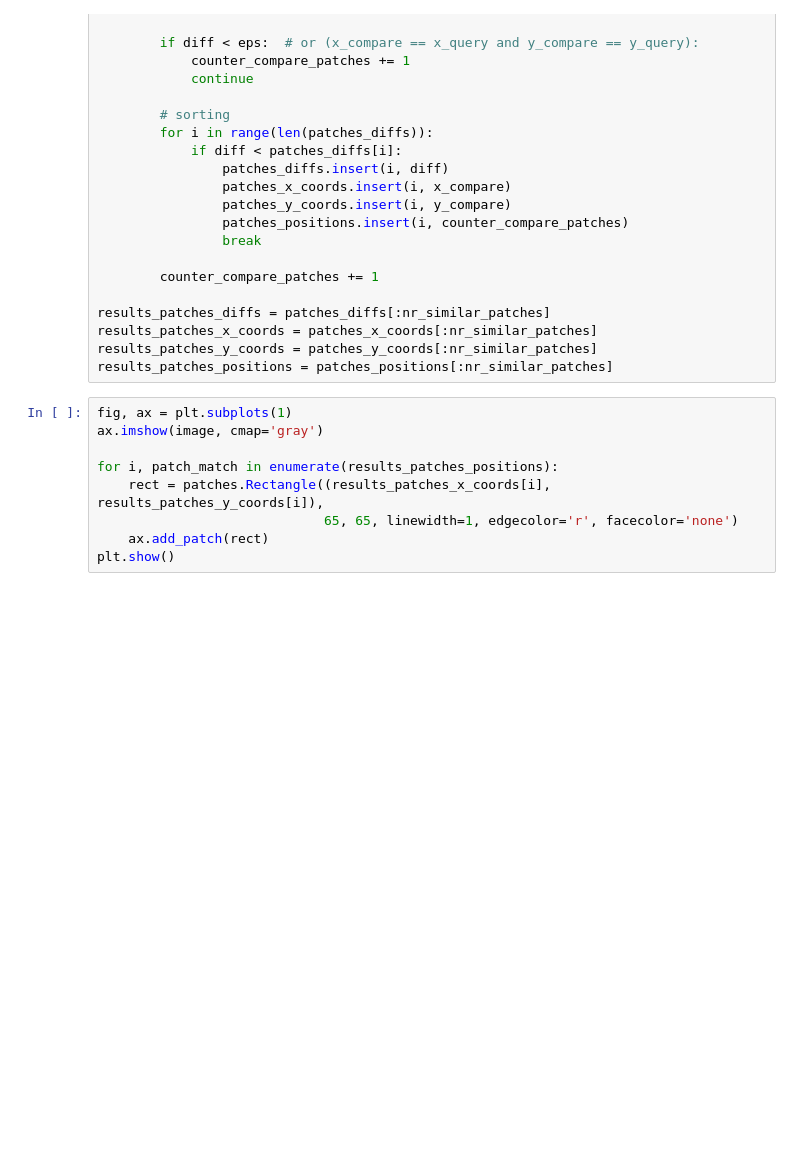
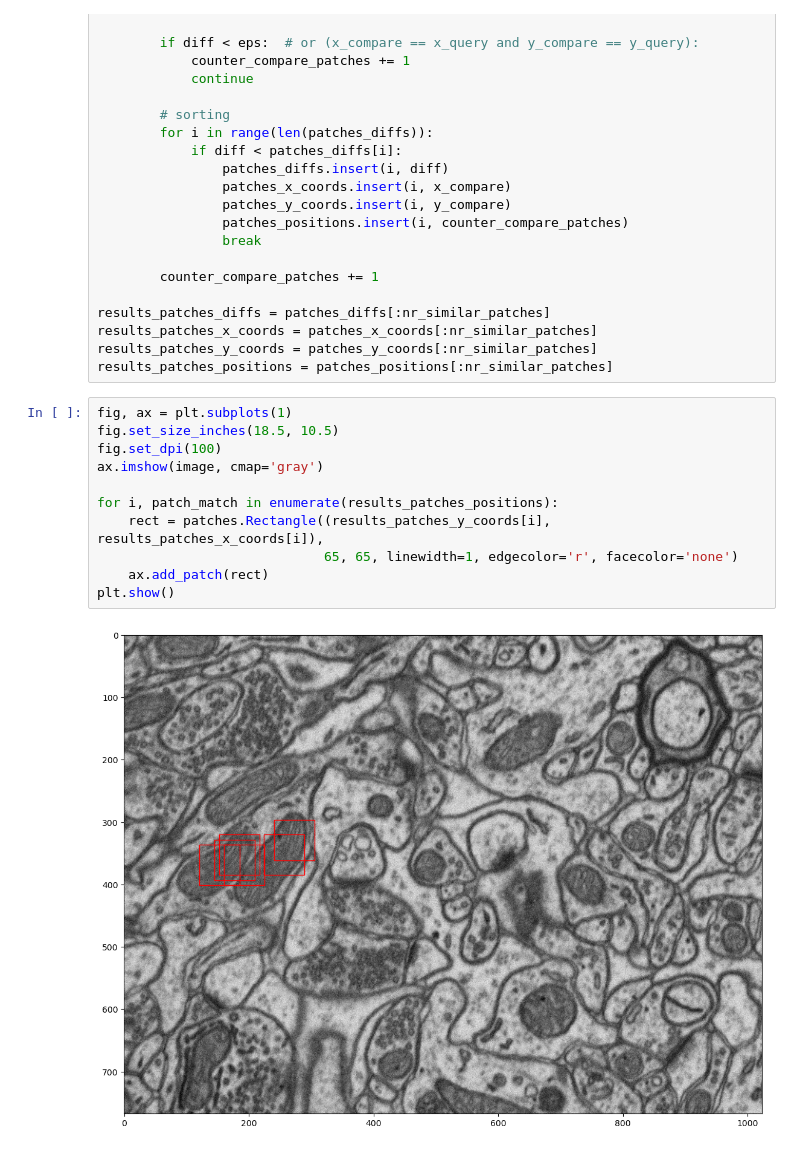
Before and after one commit to nimpy/bio-patch-match, a Jupyter notebook: find_closest_patches.ipynb, the cells around one changed output. Cells and saved outputs as stored; diff of their text form; blank space fills up the shorter version.

Commit message:
Implement correctly visualising closest patch matches and the corresponding labels

```diff
--- a/find_closest_patches.ipynb
+++ b/find_closest_patches.ipynb
@@ -110,10 +112,14 @@ results_patches_y_coords = patches_y_coords[:nr_similar_patches]
 results_patches_positions = patches_positions[:nr_similar_patches]
 # %%
 fig, ax = plt.subplots(1)
+fig.set_size_inches(18.5, 10.5)
+fig.set_dpi(100)
 ax.imshow(image, cmap='gray')
 
 for i, patch_match in enumerate(results_patches_positions):
-    rect = patches.Rectangle((results_patches_x_coords[i], results_patches_y_coords[i]),
+    rect = patches.Rectangle((results_patches_y_coords[i], results_patches_x_coords[i]),
                              65, 65, linewidth=1, edgecolor='r', facecolor='none')
     ax.add_patch(rect)
 plt.show()
+# %% [output]
+[figure, added]
```
Also changed, not shown: parts of 3 cells of this notebook.
